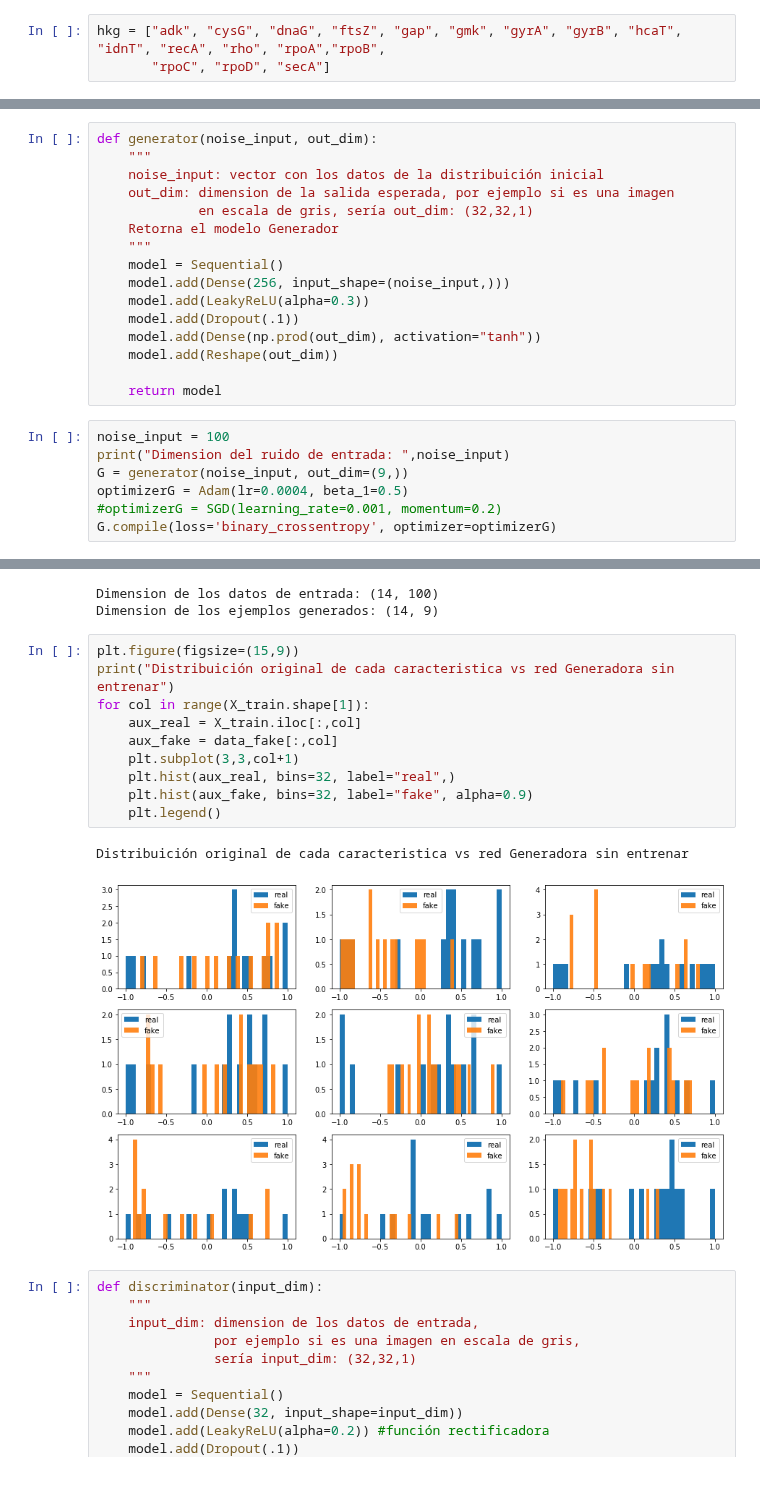
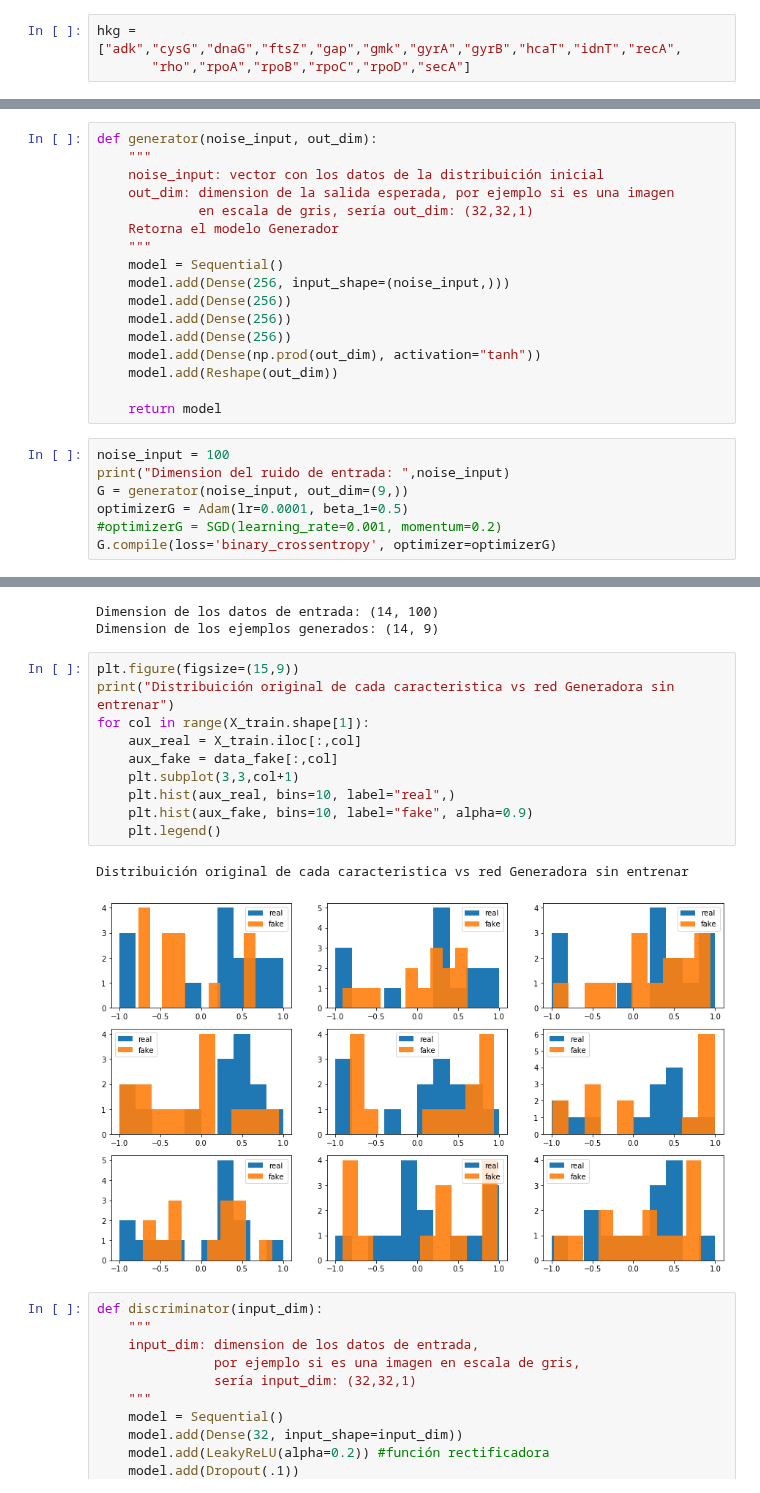
Before and after one commit to ejrueda/MasterUFPA, a Jupyter notebook: Proyectos/BioInformática/Gerando genes housekeeping.ipynb, the cells around one changed output, grey strips where cells are left out. Cells and saved outputs as stored; diff of their text form.

```diff
--- a/Proyectos/BioInformática/Gerando genes housekeeping.ipynb
+++ b/Proyectos/BioInformática/Gerando genes housekeeping.ipynb
@@ -22,8 +22,8 @@ Dimensionalidade dos dados:  (4051, 9)
 | agaV | 6.048825 | 6.250033 | 5.120269 | 5.559767 | 5.915593 | 6.279490 | 6.441998 | 6.553099 | 6.105364 |
 | alaS | 7.811728 | 7.853890 | 8.622037 | 7.636451 | 7.641365 | 7.125920 | 7.164957 | 6.555678 | 7.098590 |
 # %%
-hkg = ["adk", "cysG", "dnaG", "ftsZ", "gap", "gmk", "gyrA", "gyrB", "hcaT", "idnT", "recA", "rho", "rpoA","rpoB",
-       "rpoC", "rpoD", "secA"]
+hkg = ["adk","cysG","dnaG","ftsZ","gap","gmk","gyrA","gyrB","hcaT","idnT","recA",
+       "rho","rpoA","rpoB","rpoC","rpoD","secA"]
 # %%
 #X_train = X_train.sample(n=100)
 X_train = X_train.loc[hkg].dropna()
@@ -67,8 +67,9 @@ def generator(noise_input, out_dim):
     """
     model = Sequential()
     model.add(Dense(256, input_shape=(noise_input,)))
-    model.add(LeakyReLU(alpha=0.3))
-    model.add(Dropout(.1))
+    model.add(Dense(256))
+    model.add(Dense(256))
+    model.add(Dense(256))
     model.add(Dense(np.prod(out_dim), activation="tanh"))
     model.add(Reshape(out_dim))
 
@@ -77,7 +78,7 @@ def generator(noise_input, out_dim):
 noise_input = 100
 print("Dimension del ruido de entrada: ",noise_input)
 G = generator(noise_input, out_dim=(9,))
-optimizerG = Adam(lr=0.0004, beta_1=0.5)
+optimizerG = Adam(lr=0.0001, beta_1=0.5)
 #optimizerG = SGD(learning_rate=0.001, momentum=0.2)
 G.compile(loss='binary_crossentropy', optimizer=optimizerG)
 # %% [output]
@@ -93,16 +94,16 @@ Dimension de los ejemplos generados: (14, 9)
 # %%
 plt.figure(figsize=(15,9))
 print("Distribuición original de cada caracteristica vs red Generadora sin entrenar")
 for col in range(X_train.shape[1]):
     aux_real = X_train.iloc[:,col]
     aux_fake = data_fake[:,col]
     plt.subplot(3,3,col+1)
-    plt.hist(aux_real, bins=32, label="real",)
-    plt.hist(aux_fake, bins=32, label="fake", alpha=0.9)
+    plt.hist(aux_real, bins=10, label="real",)
+    plt.hist(aux_fake, bins=10, label="fake", alpha=0.9)
     plt.legend()
 # %% [output]
 Distribuición original de cada caracteristica vs red Generadora sin entrenar
-[figure, old version]
+[figure, new version]
 # %%
 def discriminator(input_dim):
     """
```
Also changed, not shown: parts of 7 cells of this notebook.
